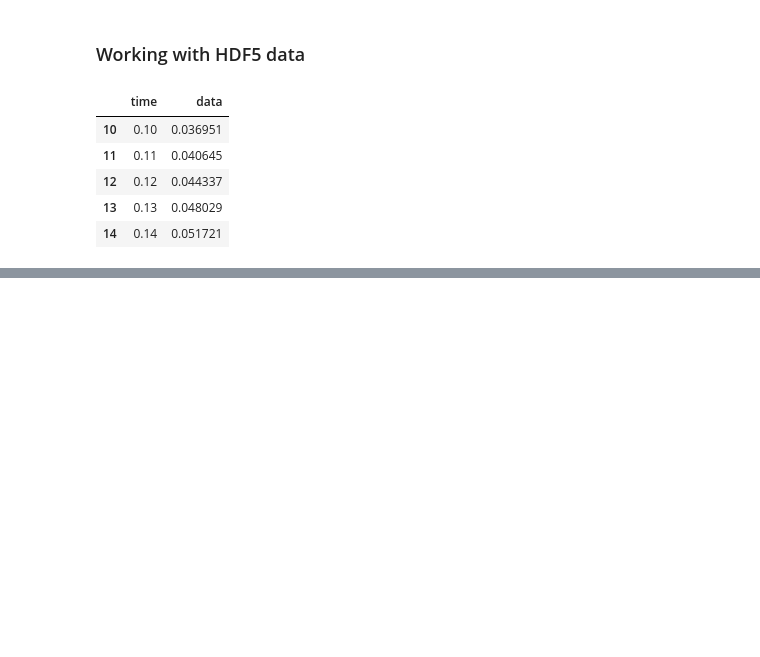
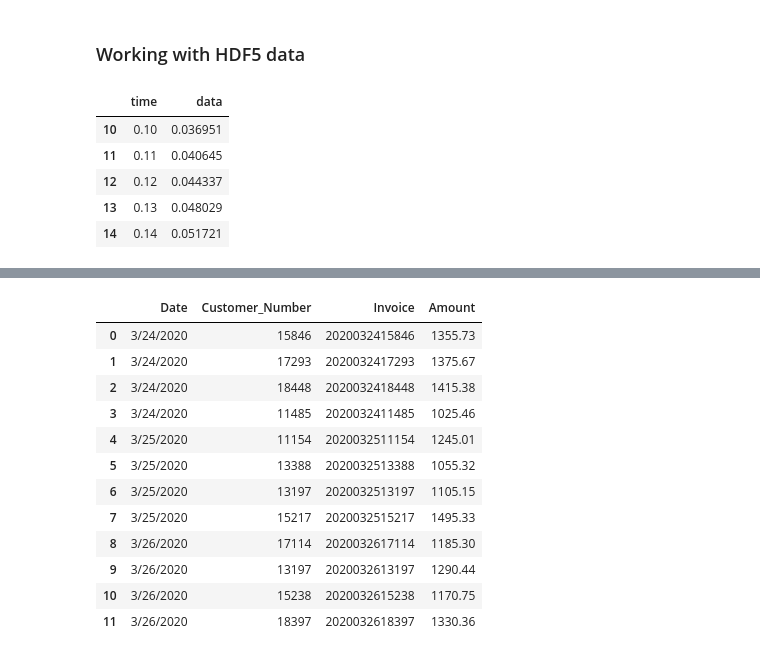
Before and after one commit to mlhudson1/CIDM4310-70_Pandas, a Jupyter notebook: Chapter3.ipynb, the cells around one changed output, grey strips where cells are left out. Cells and saved outputs as stored; diff of their text form; code cells hidden in the pictures; blank space fills up the shorter version.

```diff
--- a/Chapter3.ipynb
+++ b/Chapter3.ipynb
@@ -421,0 +484,17 @@ data_reread.head()
+# %%
+new_invoices = pd.read_csv('Chapter3-Datasets/new_invoices.csv')
+new_invoices
+# %% [output]
+|  | Date | Customer_Number | Invoice | Amount |
+| 0 | 3/24/2020 | 15846 | 2020032415846 | 1355.73 |
+| 1 | 3/24/2020 | 17293 | 2020032417293 | 1375.67 |
+| 2 | 3/24/2020 | 18448 | 2020032418448 | 1415.38 |
+| 3 | 3/24/2020 | 11485 | 2020032411485 | 1025.46 |
+| 4 | 3/25/2020 | 11154 | 2020032511154 | 1245.01 |
+| 5 | 3/25/2020 | 13388 | 2020032513388 | 1055.32 |
+| 6 | 3/25/2020 | 13197 | 2020032513197 | 1105.15 |
+| 7 | 3/25/2020 | 15217 | 2020032515217 | 1495.33 |
+| 8 | 3/26/2020 | 17114 | 2020032617114 | 1185.30 |
+| 9 | 3/26/2020 | 13197 | 2020032613197 | 1290.44 |
+| 10 | 3/26/2020 | 15238 | 2020032615238 | 1170.75 |
+| 11 | 3/26/2020 | 18397 | 2020032618397 | 1330.36 |
```
Also changed, not shown: parts of 9 cells of this notebook, 1 other file.
